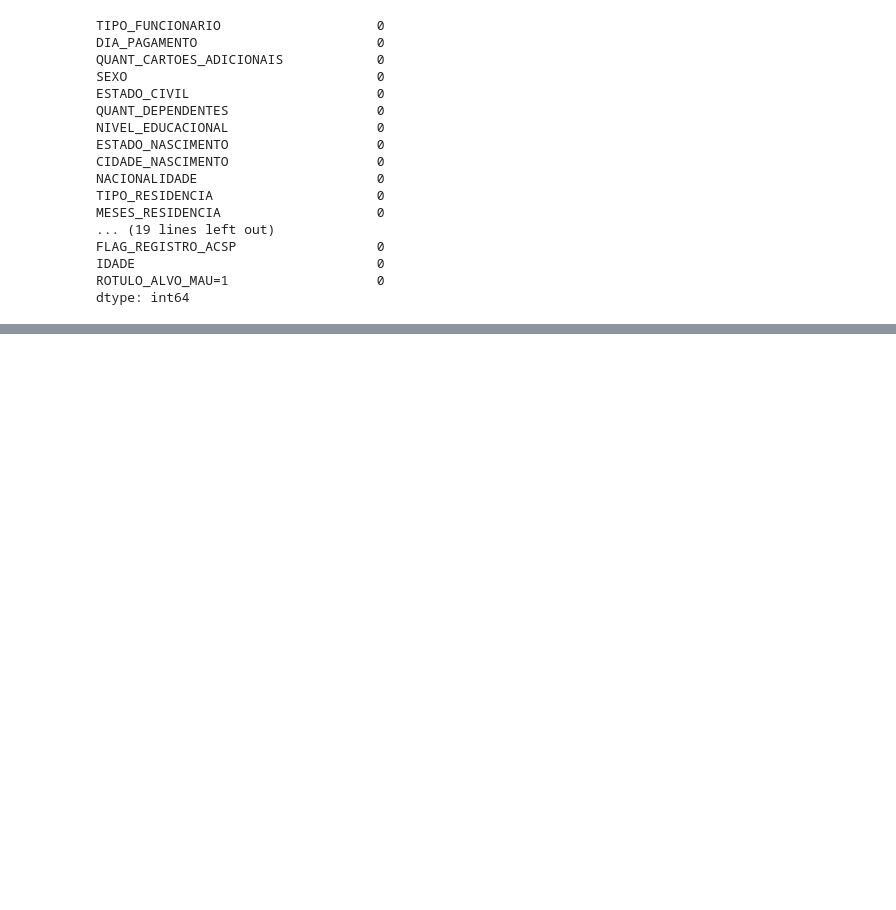
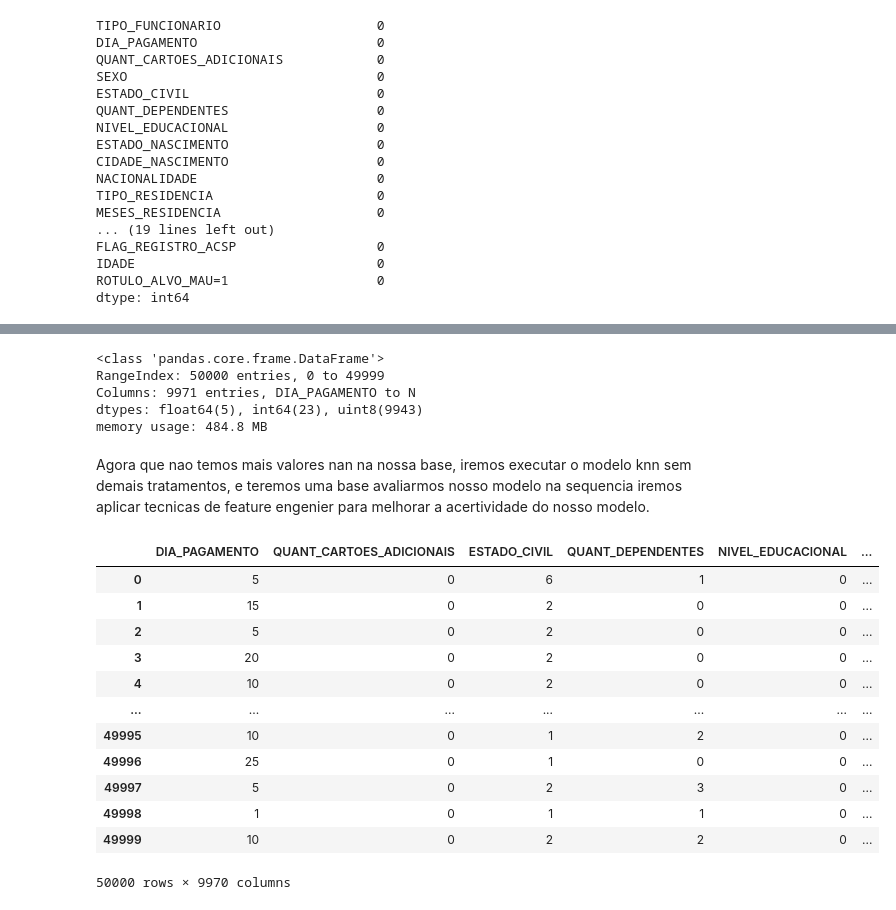
Before and after one commit to RodrigodeFeo/8DTS, a Jupyter notebook: FE_Trabalho_Integrado_RM351578.ipynb, the cells around one changed output, grey strips where cells are left out. Saved outputs shown, nothing was run; the diff lists cells and outputs as text; code cells hidden in the pictures; blank space fills up the shorter version.

```diff
--- a/FE_Trabalho_Integrado_RM351578.ipynb
+++ b/FE_Trabalho_Integrado_RM351578.ipynb
@@ -429,0 +508,3 @@ dtype: int64
+# %%
+flagregacsp = pd.get_dummies(df_clientes_rev.FLAG_REGISTRO_ACSP,drop_first=False)
+flagtelmovel.head()
@@ -429,0 +518,12 @@ dtype: int64
+# %%
+#Agora vamos remover as colunas originais
+df_clientes_rev = df_clientes_rev.drop(['TIPO_FUNCIONARIO'],axis=1)
+df_clientes_rev = df_clientes_rev.drop(['SEXO'],axis=1)
+df_clientes_rev = df_clientes_rev.drop(['ESTADO_NASCIMENTO'],axis=1)
+df_clientes_rev = df_clientes_rev.drop(['CIDADE_NASCIMENTO'],axis=1)
+df_clientes_rev = df_clientes_rev.drop(['FLAG_TELEFONE_MOVEL'],axis=1)
+df_clientes_rev = df_clientes_rev.drop(['FLAG_REGISTRO_ACSP'],axis=1)
+# %%
+#Agora vamos concatenar as dummies
+df_clientes_rev_dmy = pd.concat([df_clientes_rev,tpfunc,sex,estado,cidade,flagtelmovel,flagregacsp],axis = 1)
+df_clientes_rev_dmy.head()
@@ -429,0 +538,30 @@ dtype: int64
+# %%
+df_clientes_rev_dmy.info()
+# %% [output]
+<class 'pandas.core.frame.DataFrame'>
+RangeIndex: 50000 entries, 0 to 49999
+Columns: 9971 entries, DIA_PAGAMENTO to N
+dtypes: float64(5), int64(23), uint8(9943)
+memory usage: 484.8 MB
+# %% [markdown]
+Agora que nao temos mais valores nan na nossa base, iremos executar o modelo knn sem demais tratamentos, e teremos uma base avaliarmos nosso modelo na sequencia iremos aplicar tecnicas de feature engenier para melhorar a acertividade do nosso modelo.
+# %%
+#Vamos separar nossa base tratada em treino e teste
+X = df_clientes_rev_dmy.iloc[:, :-1]
+y = df_clientes_rev.iloc[:, -1]
+# %%
+X
+# %% [output]
+|  | DIA_PAGAMENTO | QUANT_CARTOES_ADICIONAIS | ESTADO_CIVIL | QUANT_DEPENDENTES | NIVEL_EDUCACIONAL | ... |
+| 0 | 5 | 0 | 6 | 1 | 0 | ... |
+| 1 | 15 | 0 | 2 | 0 | 0 | ... |
+| 2 | 5 | 0 | 2 | 0 | 0 | ... |
+| 3 | 20 | 0 | 2 | 0 | 0 | ... |
+| 4 | 10 | 0 | 2 | 0 | 0 | ... |
+| ... | ... | ... | ... | ... | ... | ... |
+| 49995 | 10 | 0 | 1 | 2 | 0 | ... |
+| 49996 | 25 | 0 | 1 | 0 | 0 | ... |
+| 49997 | 5 | 0 | 2 | 3 | 0 | ... |
+| 49998 | 1 | 0 | 1 | 1 | 0 | ... |
+| 49999 | 10 | 0 | 2 | 2 | 0 | ... |
+50000 rows × 9970 columns
```
Also changed, not shown: parts of 17 cells of this notebook.
